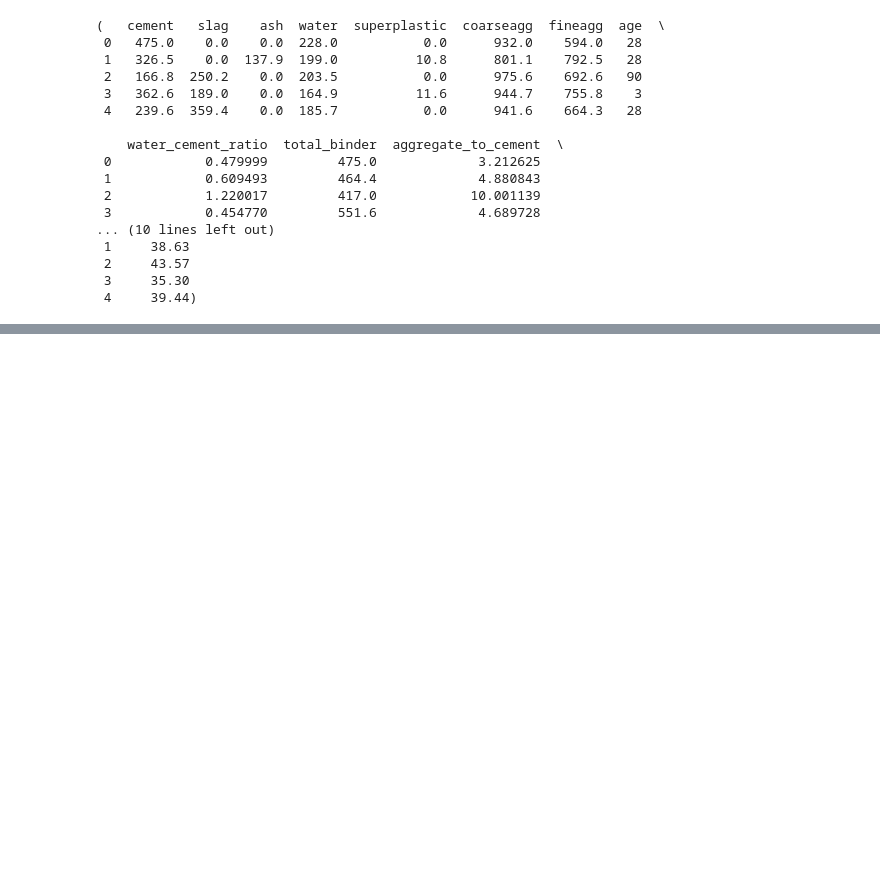
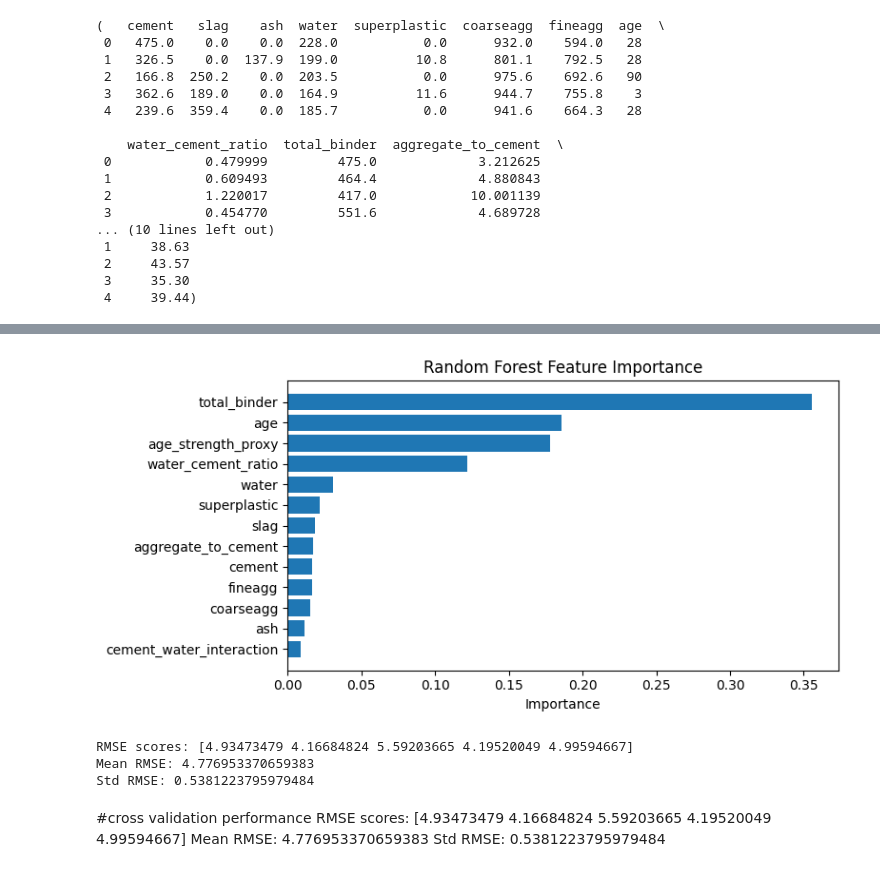
Before and after one commit to Saibts/concrete-strength-ml, a Jupyter notebook: concrete_rf_model.ipynb, the cells around one changed output, grey strips where cells are left out. Cells and saved outputs as stored; diff of their text form; code cells hidden in the pictures; blank space fills up the shorter version.

Commit message:
Update notebooks, logs, and training data

```diff
--- a/concrete_rf_model.ipynb
+++ b/concrete_rf_model.ipynb
@@ -221,3 +221,15 @@ X_test_loaded.head(), y_test_loaded.head()
  2     43.57
  3     35.30
  4     39.44)
+# %%
+import numpy as np
+import pandas as pd
+
+feature_names = X_train.columns  # or list of feature names in correct order
+
+importances = rf.feature_importances_
+fi = pd.DataFrame({
+    "feature": feature_names,
+    "importance": importances
+}).sort_values("importance", ascending=False)
+fi
@@ -223,0 +251,37 @@ X_test_loaded.head(), y_test_loaded.head()
+# %%
+import matplotlib.pyplot as plt
+
+plt.figure(figsize=(8, 4))
+plt.barh(fi["feature"], fi["importance"])
+plt.gca().invert_yaxis()
+plt.xlabel("Importance")
+plt.title("Random Forest Feature Importance")
+plt.tight_layout()
+plt.show()
+# %% [output]
+[figure, added]
+# %%
+from sklearn.model_selection import cross_val_score
+
+# Negative MSE scores (more negative = worse)
+neg_mse_scores = cross_val_score(
+    rf,
+    X, y,
+    scoring="neg_mean_squared_error",
+    cv=5,
+    n_jobs=-1
+)
+
+rmse_scores = (-neg_mse_scores) ** 0.5
+print("RMSE scores:", rmse_scores)
+print("Mean RMSE:", rmse_scores.mean())
+print("Std RMSE:", rmse_scores.std())
+# %% [output]
+RMSE scores: [4.93473479 4.16684824 5.59203665 4.19520049 4.99594667]
+Mean RMSE: 4.776953370659383
+Std RMSE: 0.5381223795979484
+# %% [markdown]
+#cross validation performance
+RMSE scores: [4.93473479 4.16684824 5.59203665 4.19520049 4.99594667]
+Mean RMSE: 4.776953370659383
+Std RMSE: 0.5381223795979484
```
Also changed, not shown: parts of 1 cell of this notebook, 5 other files.
